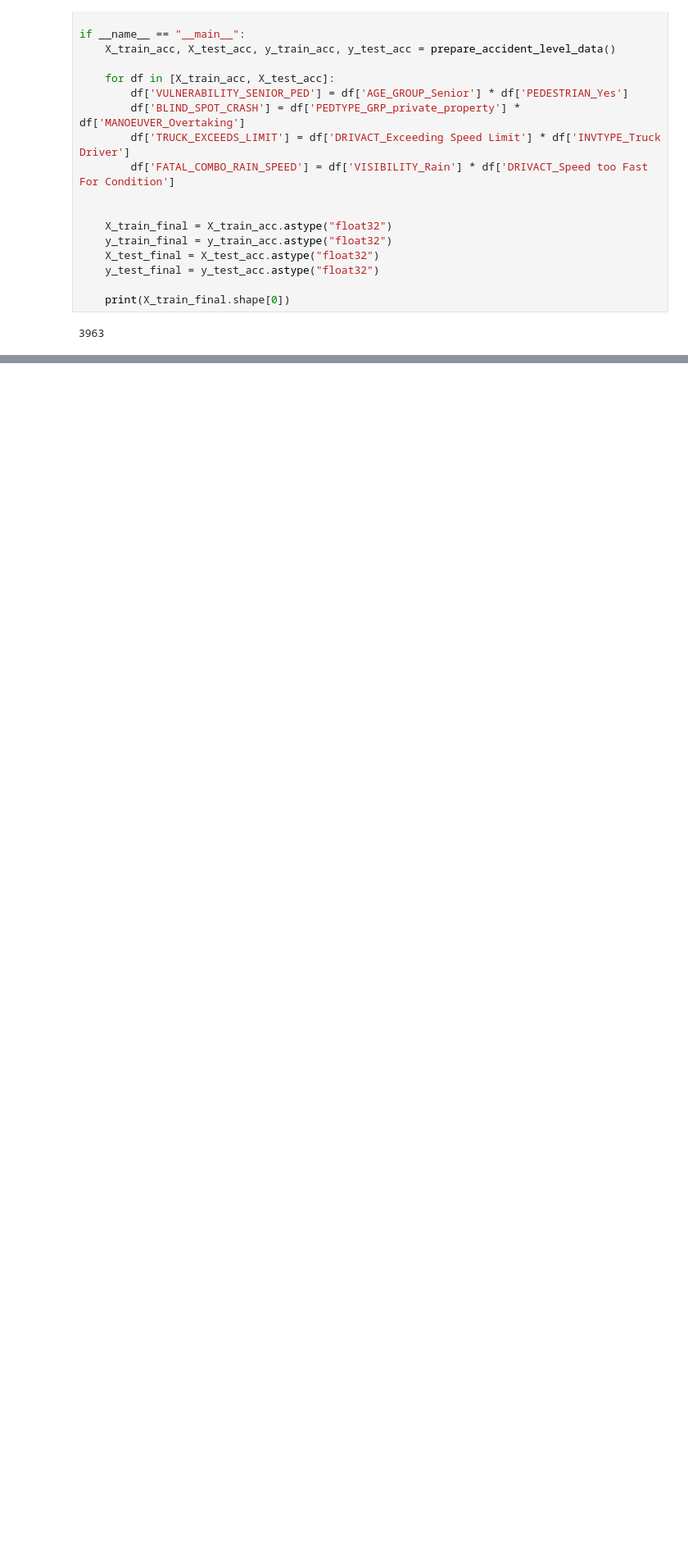
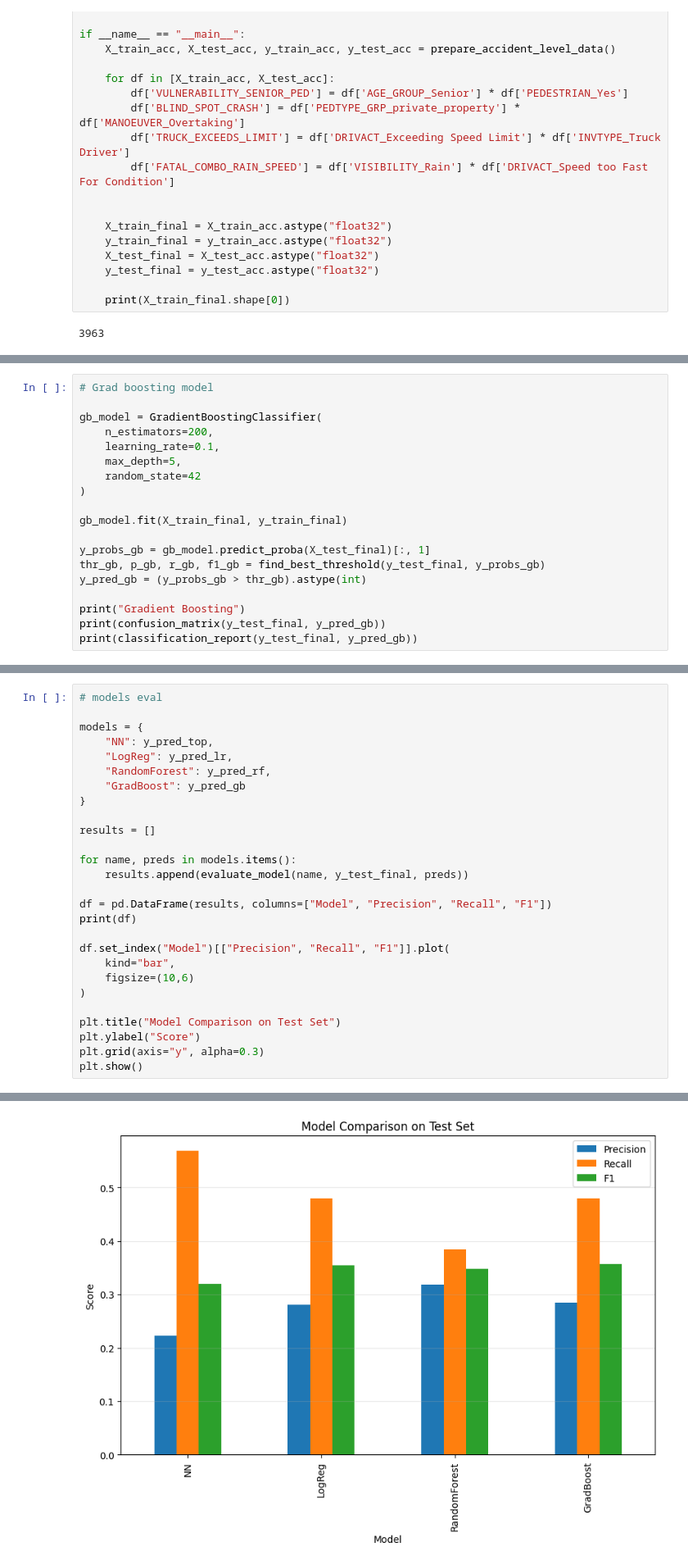
Before and after one commit to balabiberry/toronto_car-crash, a Jupyter notebook: main_new.ipynb, the cells around one changed output, grey strips where cells are left out. Shown at 82% size. Saved outputs shown, nothing was run; the diff lists cells and outputs as text; blank space fills up the shorter version.

Commit message:
4 models + eval

```diff
--- a/main_new.ipynb
+++ b/main_new.ipynb
@@ -566,0 +520,19 @@ F1-score:  0.330 (± 0.025 standard deviation)
+# %%
+# Grad boosting model
+
+gb_model = GradientBoostingClassifier(
+    n_estimators=200,
+    learning_rate=0.1,
+    max_depth=5,
+    random_state=42
+)
+
+gb_model.fit(X_train_final, y_train_final)
+
+y_probs_gb = gb_model.predict_proba(X_test_final)[:, 1]
+thr_gb, p_gb, r_gb, f1_gb = find_best_threshold(y_test_final, y_probs_gb)
+y_pred_gb = (y_probs_gb > thr_gb).astype(int)
+
+print("Gradient Boosting")
+print(confusion_matrix(y_test_final, y_pred_gb))
+print(classification_report(y_test_final, y_pred_gb))
@@ -566,0 +582,28 @@ F1-score:  0.330 (± 0.025 standard deviation)
+# %%
+# models eval
+
+models = {
+    "NN": y_pred_top,
+    "LogReg": y_pred_lr,
+    "RandomForest": y_pred_rf,
+    "GradBoost": y_pred_gb
+}
+
+results = []
+
+for name, preds in models.items():
+    results.append(evaluate_model(name, y_test_final, preds))
+
+df = pd.DataFrame(results, columns=["Model", "Precision", "Recall", "F1"])
+print(df)
+
+df.set_index("Model")[["Precision", "Recall", "F1"]].plot(
+    kind="bar",
+    figsize=(10,6)
+)
+
+plt.title("Model Comparison on Test Set")
+plt.ylabel("Score")
+plt.grid(axis="y", alpha=0.3)
+plt.show()
+# %% [output]
@@ -566,0 +615 @@ F1-score:  0.330 (± 0.025 standard deviation)
+[figure, added]
```
Also changed, not shown: parts of 14 cells of this notebook.
